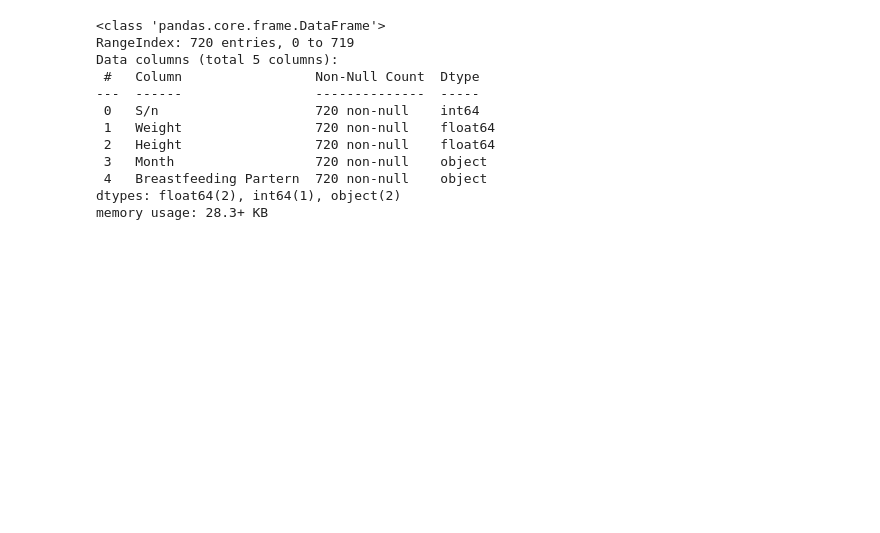
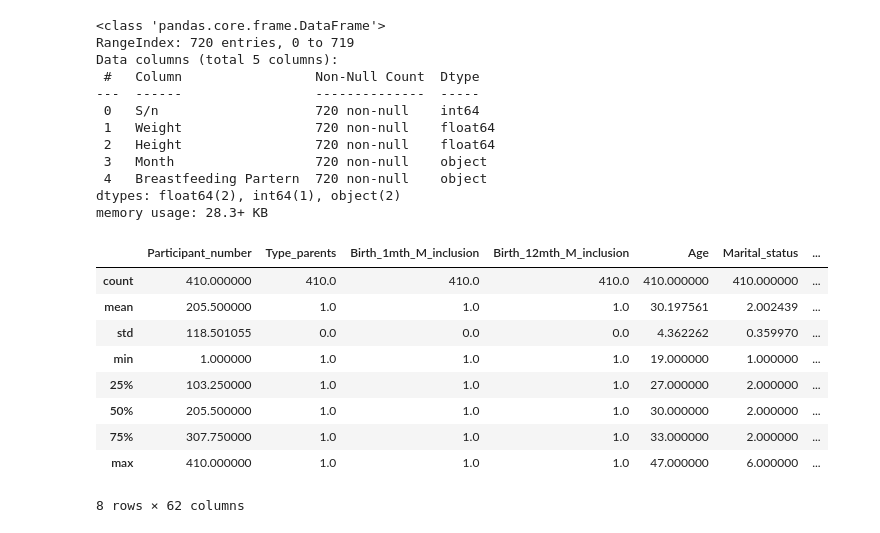
Before and after one commit to atanasovnikolay/AI_ML_DataScience, a Jupyter notebook: Data_Science_project.ipynb, the cells around one changed output. Saved outputs shown, nothing was run; the diff lists cells and outputs as text; code cells hidden in the pictures; blank space fills up the shorter version.

```diff
--- a/Data_Science_project.ipynb
+++ b/Data_Science_project.ipynb
@@ -112,3 +120,16 @@ Data columns (total 5 columns):
  4   Breastfeeding Partern  720 non-null    object
 dtypes: float64(2), int64(1), object(2)
 memory usage: 28.3+ KB
+# %%
+sleep_df.describe()
+# %% [output]
+|  | Participant_number | Type_parents | Birth_1mth_M_inclusion | Birth_12mth_M_inclusion | Age | Marital_status | ... |
+| count | 410.000000 | 410.0 | 410.0 | 410.0 | 410.000000 | 410.000000 | ... |
+| mean | 205.500000 | 1.0 | 1.0 | 1.0 | 30.197561 | 2.002439 | ... |
+| std | 118.501055 | 0.0 | 0.0 | 0.0 | 4.362262 | 0.359970 | ... |
+| min | 1.000000 | 1.0 | 1.0 | 1.0 | 19.000000 | 1.000000 | ... |
+| 25% | 103.250000 | 1.0 | 1.0 | 1.0 | 27.000000 | 2.000000 | ... |
+| 50% | 205.500000 | 1.0 | 1.0 | 1.0 | 30.000000 | 2.000000 | ... |
+| 75% | 307.750000 | 1.0 | 1.0 | 1.0 | 33.000000 | 2.000000 | ... |
+| max | 410.000000 | 1.0 | 1.0 | 1.0 | 47.000000 | 6.000000 | ... |
+8 rows × 62 columns
```
Also changed, not shown: parts of 12 cells of this notebook.
